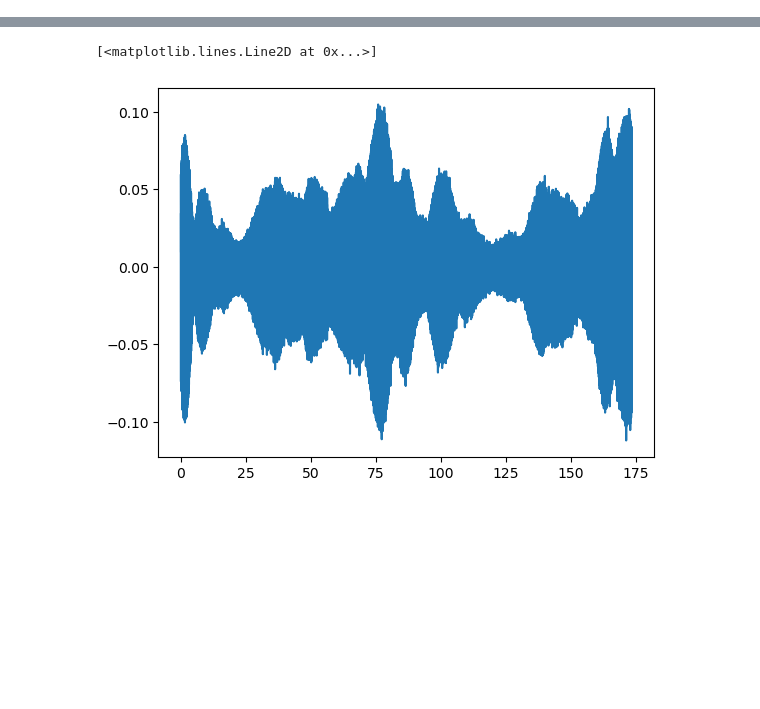
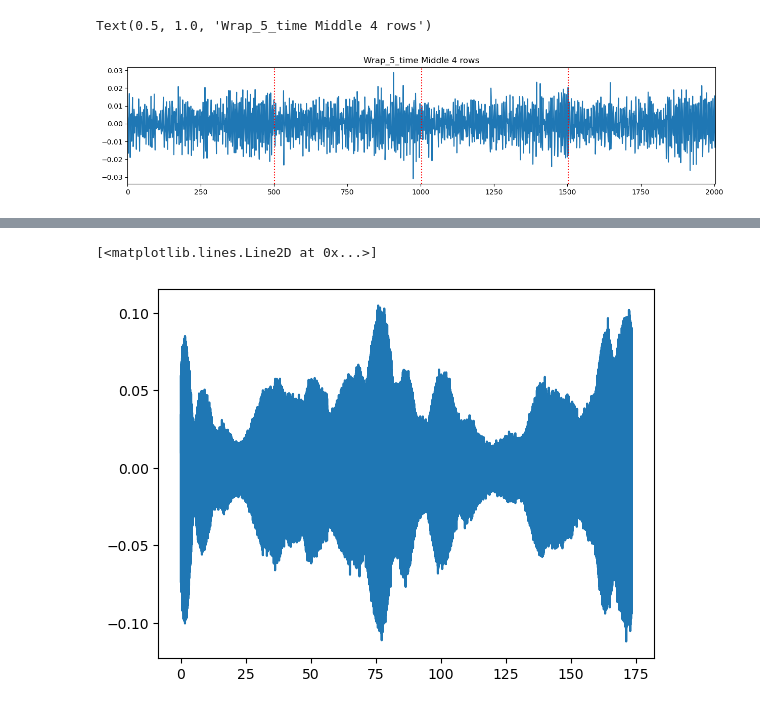
Before and after one commit to FraCSPy/FraCSPy, a Jupyter notebook: Notebooks/Lab_RockBlock/BallDropTest/TMP_DASTest_Banding.ipynb, the cells around one changed output, grey strips where cells are left out. Cells and saved outputs as stored; diff of their text form; code cells hidden in the pictures; blank space fills up the shorter version.

```diff
--- a/Notebooks/Lab_RockBlock/BallDropTest/TMP_DASTest_Banding.ipynb
+++ b/Notebooks/Lab_RockBlock/BallDropTest/TMP_DASTest_Banding.ipynb
@@ -38,0 +263,11 @@ start_time = 343.97
+# %%
+nwins= 4
+fig,ax = plt.subplots(1,1,figsize=[15,3])
+ax.plot(new_w15_data[27081*win_length:][:nwins*win_length])
+for i in range(nwins):
+    ax.axvline(i*win_length, c='r',ls=':')
+ax.set_xlim([0,nwins*win_length])
+ax.set_title('Wrap_5_time Middle 4 rows')
+# %% [output]
+Text(0.5, 1.0, 'Wrap_5_time Middle 4 rows')
+[figure, added]
```
Also changed, not shown: parts of 15 cells of this notebook, 25 other files.
